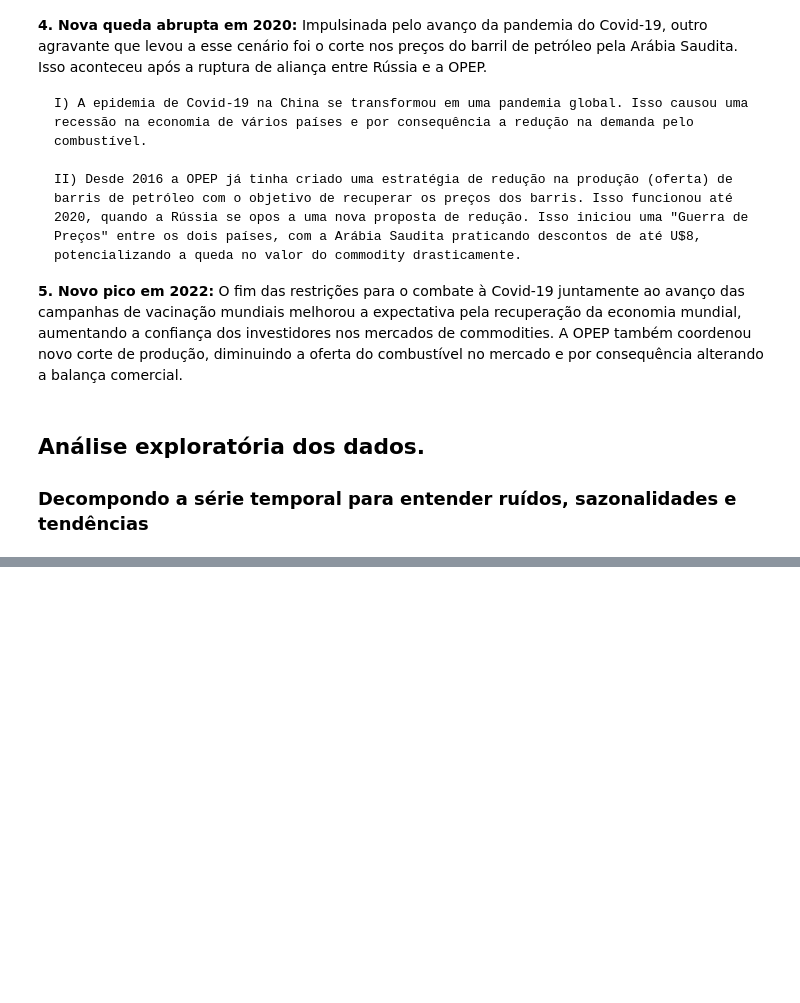
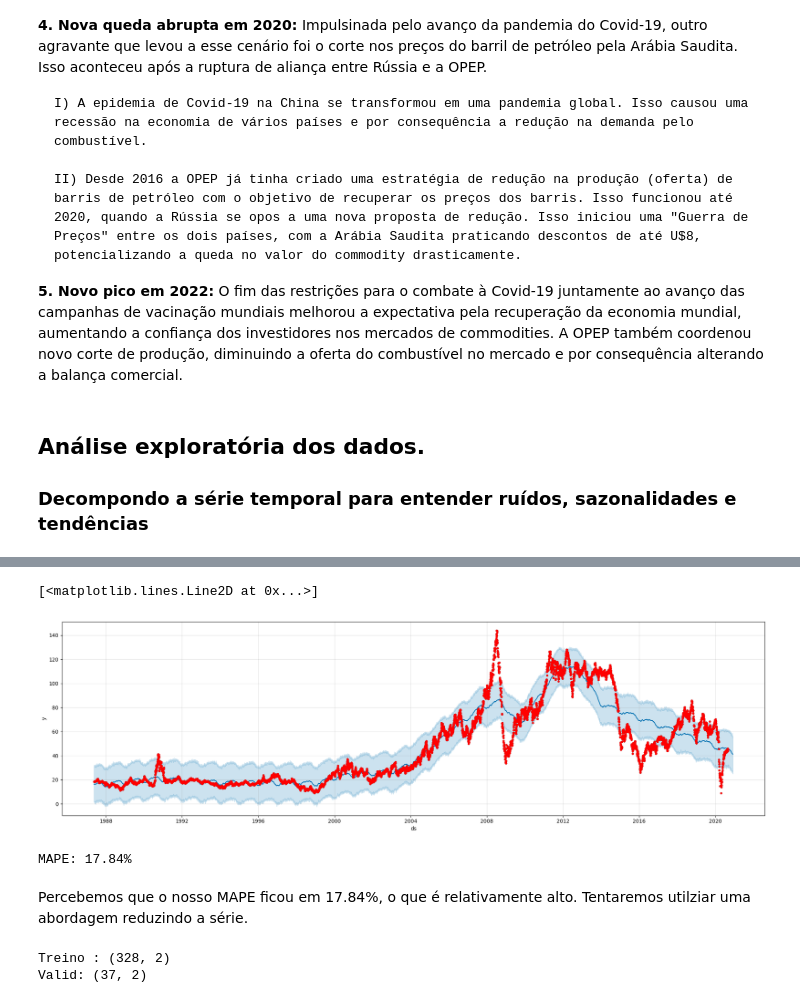
Before and after one commit to sergiolvelloso/grupo119-dtat-brent-price, a Jupyter notebook: dev-modelo.ipynb, the cells around one changed output, grey strips where cells are left out. Drawn from its saved outputs; the diff is of its cells as text; code cells hidden in the pictures; blank space fills up the shorter version.

```diff
--- a/dev-modelo.ipynb
+++ b/dev-modelo.ipynb
@@ -183,4 +150,8 @@ Milestones:
 ## Análise exploratória dos dados.
 
 ### Decompondo a série temporal para entender ruídos, sazonalidades e tendências
+# %%
+# Preenchendo os dias faltantes (FDS + Feriados)
+df_eda.set_index('data', inplace=True)
+df_eda = df_eda.asfreq('D').fillna(method='ffill')
 # %%
@@ -214,0 +196,3 @@ df_eda.isna()
+# %%
+df_prophet = df_eda.reset_index().rename(columns={'data':'ds', 'preco_petroleo':'y'})
+df_prophet.head()
@@ -214,0 +206,8 @@ df_eda.isna()
+# %%
+# Dividindo a base entre treino e teste
+
+split_point = int(len(df_prophet) * 0.90)
+treino = df_prophet.iloc[:split_point]
+valid = df_prophet.iloc[split_point:]
+print(f'Treino : {treino.shape}')
+print(f'Valid: {valid.shape}')
@@ -214,0 +217,10 @@ df_eda.isna()
+# %%
+# Fazendo o treinamento do modelo
+
+modelo = Prophet(daily_seasonality=True)
+modelo.fit(treino)
+
+dataFramefuture = modelo.make_future_dataframe(periods=90, freq='D')
+
+previsao = modelo.predict(dataFramefuture)
+previsao
@@ -214,0 +243,28 @@ df_eda.isna()
+# %%
+modelo.plot(previsao, figsize=(20,6))
+plt.plot(treino['ds'], treino['y'], '.r')
+# %% [output]
+[<matplotlib.lines.Line2D at 0x...>]
+[figure, added]
+# %%
+# Extrair as colunas relevantes dos DataFrames
+previsao_cols = ['ds', 'yhat']
+valores_reais_cols = ['ds', 'y']
+
+previsao = previsao[previsao_cols]
+valores_reais = treino[valores_reais_cols]
+
+# Mesclar os DataFrames nas colunas 'ds' para comparar previsões e valores reais
+resultados = pd.merge(previsao, valores_reais, on='ds', how='inner')
+
+# Calcular o erro percentual absoluto para cada ponto de dados
+resultados['erro_percentual_absoluto'] = np.abs((resultados['y'] - resultados['yhat']) / resultados['y']) * 100
+
+# Calcular o MAPE
+mape = np.mean(resultados['erro_percentual_absoluto'])
+
+print(f"MAPE: {mape:.2f}%")
+# %% [output]
+MAPE: 17.84%
+# %% [markdown]
+Percebemos que o nosso MAPE ficou em 17.84%, o que é relativamente alto. Tentaremos utilziar uma abordagem reduzindo a série.
@@ -214,0 +273,11 @@ df_eda.isna()
+# %%
+#Separando em base de treino e teste
+
+split_point = int(len(df_prophet_2_anos) * 0.9)
+treino_dois_anos = df_prophet_2_anos.iloc[:split_point]
+valid_2_anos = df_prophet_2_anos.iloc[split_point:]
+print(f'Treino : {treino_dois_anos.shape}')
+print(f'Valid: {valid_2_anos.shape}')
+# %% [output]
+Treino : (328, 2)
+Valid: (37, 2)
```
Also changed, not shown: parts of 23 cells of this notebook.
